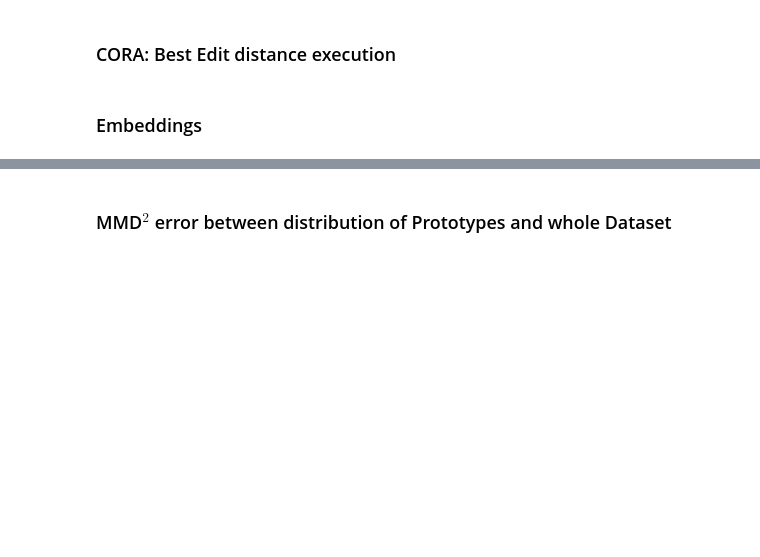
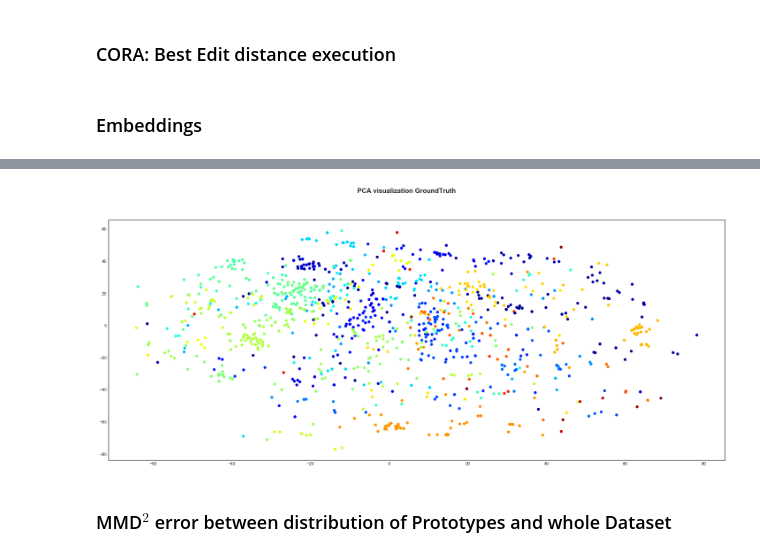
Before and after one commit to Nikoletos-K/WinnER, a Jupyter notebook: EntireDatasetJupyter-Current.ipynb, the cells around one changed output, grey strips where cells are left out. Saved outputs shown, nothing was run; the diff lists cells and outputs as text; code cells hidden in the pictures; blank space fills up the shorter version.

```diff
--- a/EntireDatasetJupyter-Current.ipynb
+++ b/EntireDatasetJupyter-Current.ipynb
@@ -1538,5 +1515,7 @@ pcaComponents = WTA_PCA_SpaceVisualization(model.rankedVectors,model.prototypeAr
 # %%
-pcaComponents = WTA_PCA_SpaceVisualization(model.rankedVectors,model.prototypeArray,model.HashedClusters,withgroundruth=True,groundruth=labels_groundTruth,title='PCA visualization GroundTruth')
+pcaComponents = WTA_PCA_SpaceVisualization(model.rankedVectors,model.prototypeArray,model.HashedClusters,withgroundruth=True,groundruth=labels_groundTruth,title='PCA visualization GroundTruth', decompositionMenthod='MSD')
+# %% [output]
+[figure, added]
 # %% [markdown]
 ### MMD${}^2$ error between distribution of Prototypes and whole Dataset
 # %%
```
Also changed, not shown: parts of 8 cells of this notebook.
